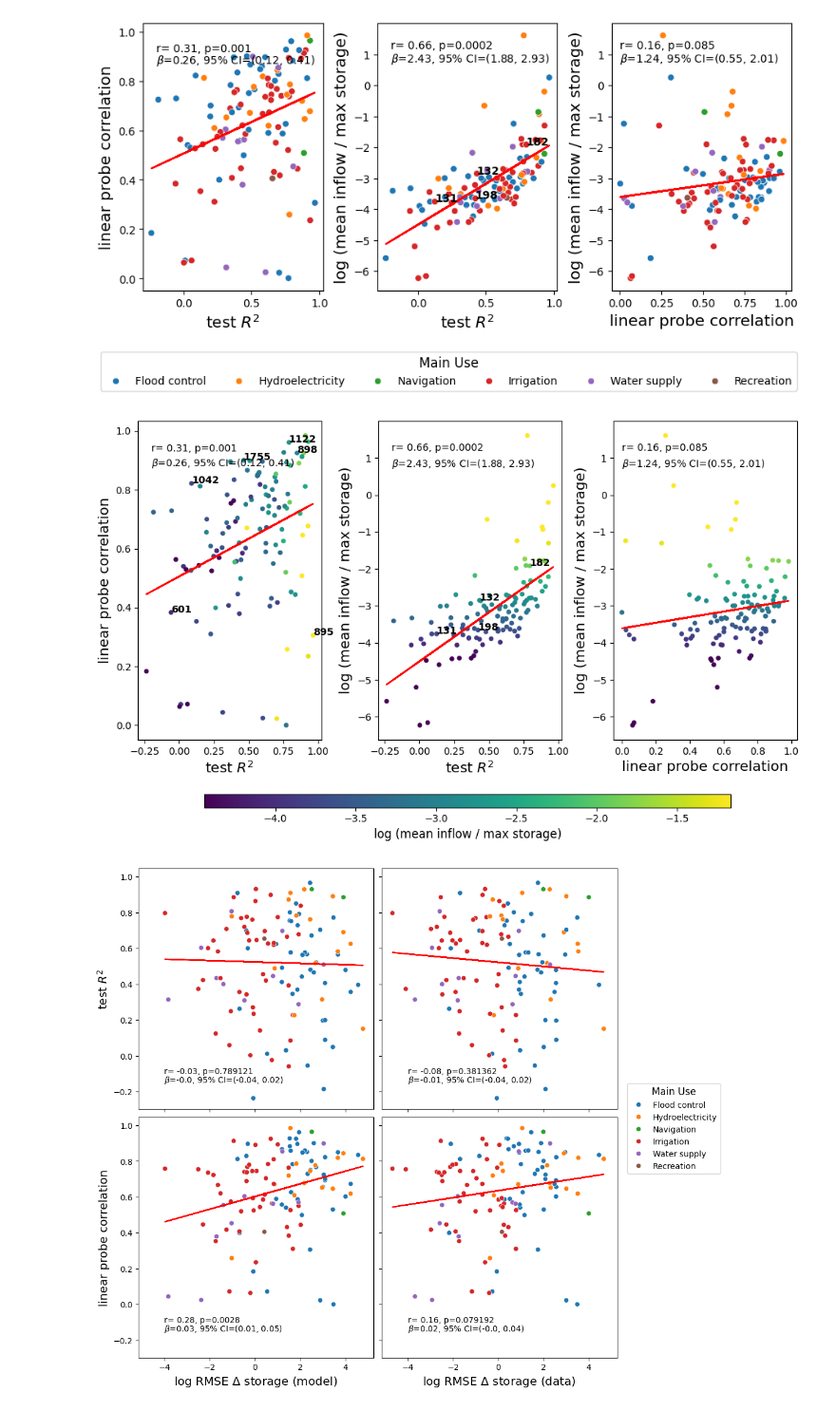
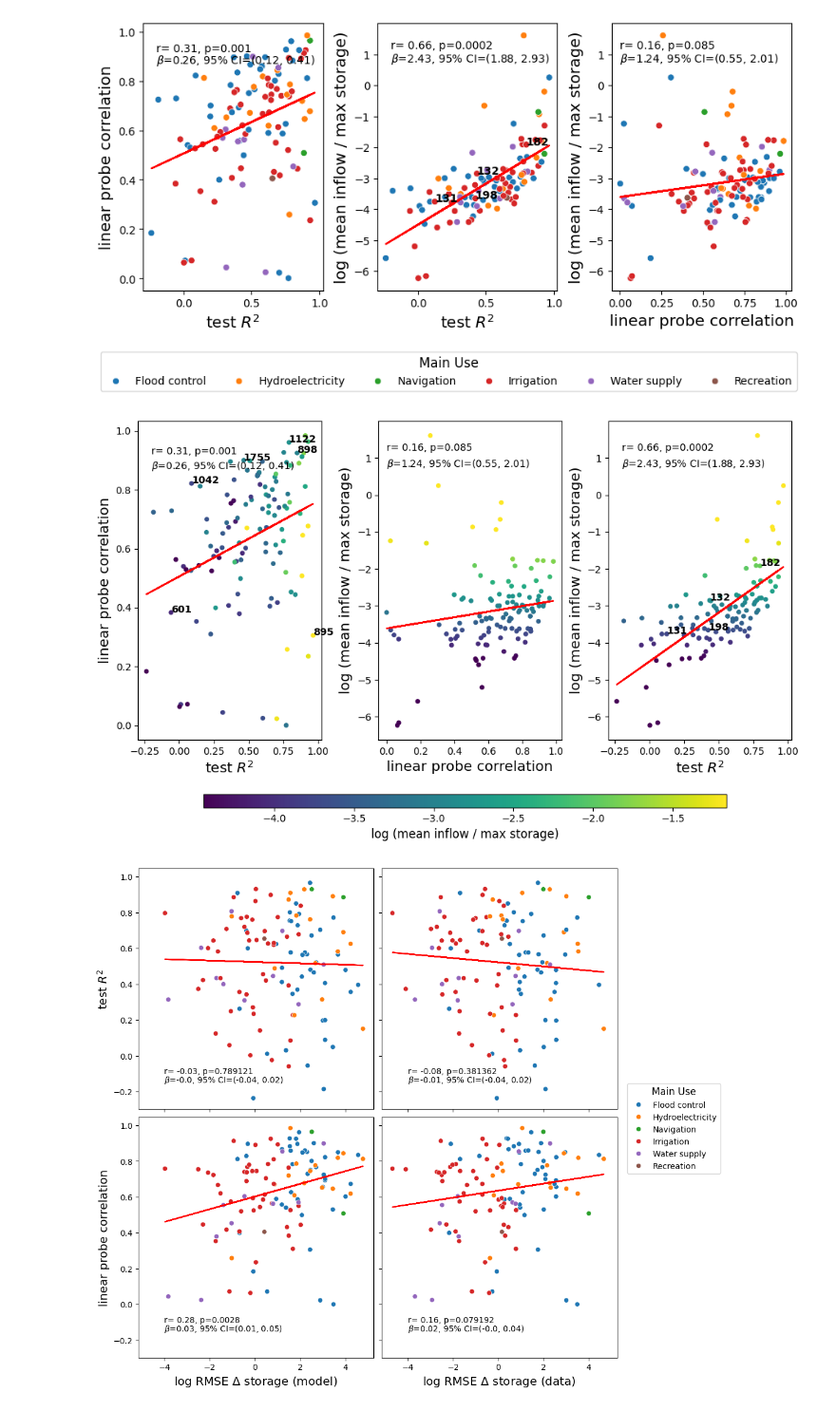
Before and after one commit to Matt2371/DL-reservoir-modeling, a Jupyter notebook: experiments/10g_resops_cell_states.ipynb, the cells around one changed output. Shown at 95% size. Drawn from its saved outputs; the diff is of its cells as text; code cells hidden in the pictures.

Commit message:
Change order of figure 6
- swap r2 vs dor and linear probe vs dor scatterplots
- add statistic for number of sites where Model 1 is best for val and test
- add references

```diff
--- a/experiments/10g_resops_cell_states.ipynb
+++ b/experiments/10g_resops_cell_states.ipynb
@@ -111,7 +111,7 @@ r2_scores_1s_sim['Model'] = 'Model 1-S (sim storage input)'
 # Concat
 r2_scores_benchmark = pd.concat([r2_scores_lstm, r2_scores_lstm_storage, r2_scores_model2, r2_scores_model3, r2_scores_model4, r2_scores_rf, r2_scores_linear, r2_scores_rule_based, r2_scores_1s_sim], axis=0)
 
-fig, ax = plt.subplots(constrained_layout=True)
+fig, ax = plt.subplots()
 bp = sns.boxplot(data=r2_scores_benchmark, x='variable', y='value', hue='Model')
 handles, labels = ax.get_legend_handles_labels()
 ax.legend_.remove()
@@ -782,55 +801,56 @@ fig, axes = plt.subplots(nrows=1, ncols=3, figsize=(10, 6), constrained_layout=T
 vars = [df_result['model1_test_r2'], np.abs(df_result['model1_max_cell_sto_corr']), df_result['log_mean_in_max_sto'], df_result['model1_linear_probe_corr']]
 var_names = ['test $R^2$', 'max cell-storage correlation', 'log (mean inflow / max storage)', 'linear probe correlation']
 
 ## R2 vs linear probe R2
 norm = Normalize(vmin=np.percentile(vars[2], 5), vmax=np.percentile(vars[2], 95))
 sc = axes[0].scatter(x=vars[0], y=vars[3], c=vars[2], s=15, cmap='viridis', norm=norm)
 axes[0].set_xlabel(var_names[0], size='x-large')
 axes[0].set_ylabel(var_names[3], size='x-large')
 lobf(vars[0], vars[3], axes[0])
 # Add correlation and p-value
 corr, pval = correlate_pval(vars[0], vars[3])
-axes[0].text(-0.2, 0.93, r'r='+f' {round(corr, 2)}, p={round(pval, 6)}', size='medium')
+axes[0].text(-0.2, 0.92, r'r='+f' {round(corr, 2)}, p={round(pval, 6)}', size='medium')
 # Theil-Sen slope and 95 CI
 slope, intercept, lo, hi = theilslopes(vars[3], vars[0], alpha=0.95)
-axes[0].text(-0.2, 0.88, fr'$\beta$={round(slope, 2)}, 95% CI=({round(lo, 2)}, {round(hi, 2)})', size='medium')
+axes[0].text(-0.2, 0.87, fr'$\beta$={round(slope, 2)}, 95% CI=({round(lo, 2)}, {round(hi, 2)})', size='medium')
 for id in ['1042', '601', '898', '1122', '895', '1755']:
     axes[0].text(vars[0][id], vars[3][id], id, fontsize=10, weight='bold')
 
+
+## Linear probe R2 vs DOR
+axes[1].scatter(x=vars[3], y=vars[2], c=vars[2], s=15, cmap='viridis', norm=norm)
+axes[1].set_xlabel(var_names[3], size='x-large')
+axes[1].set_ylabel(var_names[2], size='x-large')
+lobf(vars[3], vars[2], axes[1])
+# Add correlation and p-value
+corr, pval = correlate_pval(vars[3], vars[2])
+axes[1].text(0, 1.2, r'r='+f' {round(corr, 2)}, p={round(pval, 4)}', size='medium')
+# Theil-Sen slope and 95 CI
+slope, intercept, lo, hi = theilslopes(vars[2], vars[3], alpha=0.95)
+axes[1].text(0, 0.75, fr'$\beta$={round(slope, 2)}, 95% CI=({round(lo, 2)}, {round(hi, 2)})', size='medium')
+
 ## R2 vs DOR
-axes[1].scatter(x=vars[0], y=vars[2], c=vars[2], s=15, cmap='viridis', norm=norm)
-axes[1].set_xlabel(var_names[0], size='x-large')
-axes[1].set_ylabel(var_names[2], size='x-large')
-lobf(vars[0], vars[2], axes[1])
+axes[2].scatter(x=vars[0], y=vars[2], c=vars[2], s=15, cmap='viridis', norm=norm)
+axes[2].set_xlabel(var_names[0], size='x-large')
+axes[2].set_ylabel(var_names[2], size='x-large')
+lobf(vars[0], vars[2], axes[2])
 # Add correlation and p-value
 corr, pval = correlate_pval(vars[0], vars[2])
-axes[1].text(-0.2, 1.2, r'r='+f' {round(corr, 2)}, p={round(pval, 6)}', size='medium')
+axes[2].text(-0.2, 1.2, r'r='+f' {round(corr, 2)}, p={round(pval, 6)}', size='medium')
 # Theil-Sen slope and 95 CI
 slope, intercept, lo, hi = theilslopes(vars[2], vars[0], alpha=0.95)
-axes[1].text(-0.2, 0.75, fr'$\beta$={round(slope, 2)}, 95% CI=({round(lo, 2)}, {round(hi, 2)})', size='medium')
+axes[2].text(-0.2, 0.75, fr'$\beta$={round(slope, 2)}, 95% CI=({round(lo, 2)}, {round(hi, 2)})', size='medium')
 for id in ['132', '182', '198', '131']:
-    axes[1].text(vars[0][id], vars[2][id], id, fontsize=10, weight='bold')
-
-## Linear probe R2 vs DOR
-axes[2].scatter(x=vars[3], y=vars[2], c=vars[2], s=15, cmap='viridis', norm=norm)
-axes[2].set_xlabel(var_names[3], size='x-large')
-axes[2].set_ylabel(var_names[2], size='x-large')
-lobf(vars[3], vars[2], axes[2])
-# Add correlation and p-value
-corr, pval = correlate_pval(vars[3], vars[2])
-axes[2].text(0, 1.2, r'r='+f' {round(corr, 2)}, p={round(pval, 4)}', size='medium')
-# Theil-Sen slope and 95 CI
-slope, intercept, lo, hi = theilslopes(vars[2], vars[3], alpha=0.95)
-axes[2].text(0, 0.75, fr'$\beta$={round(slope, 2)}, 95% CI=({round(lo, 2)}, {round(hi, 2)})', size='medium')
+    axes[2].text(vars[0][id], vars[2][id], id, fontsize=10, weight='bold')
 
 # Add colorbar
 cbar = fig.colorbar(sc, ax=[axes[0], axes[1], axes[2]], orientation='horizontal', pad=0.05, shrink=0.8, aspect=40)
 cbar.set_label(var_names[2], size='large')
 cbar.ax.tick_params(labelsize='medium')
 plt.savefig('report/drafting/8_15_2025/Figures/r2_dor_cell_corr.png', dpi=300, bbox_inches='tight')
 plt.show()
 # %% [output]
-[figure, old version]
+[figure, new version]
 # %%
 # Create scatter matrix of R2, max cell-storage correlation, and DOR (log mean in / max storage)
 fig, axes = plt.subplots(nrows=2, ncols=2, figsize=(9, 9), sharex=True, sharey=True, constrained_layout=True)
```
Also changed, not shown: parts of 3 cells of this notebook, 4 other files.
